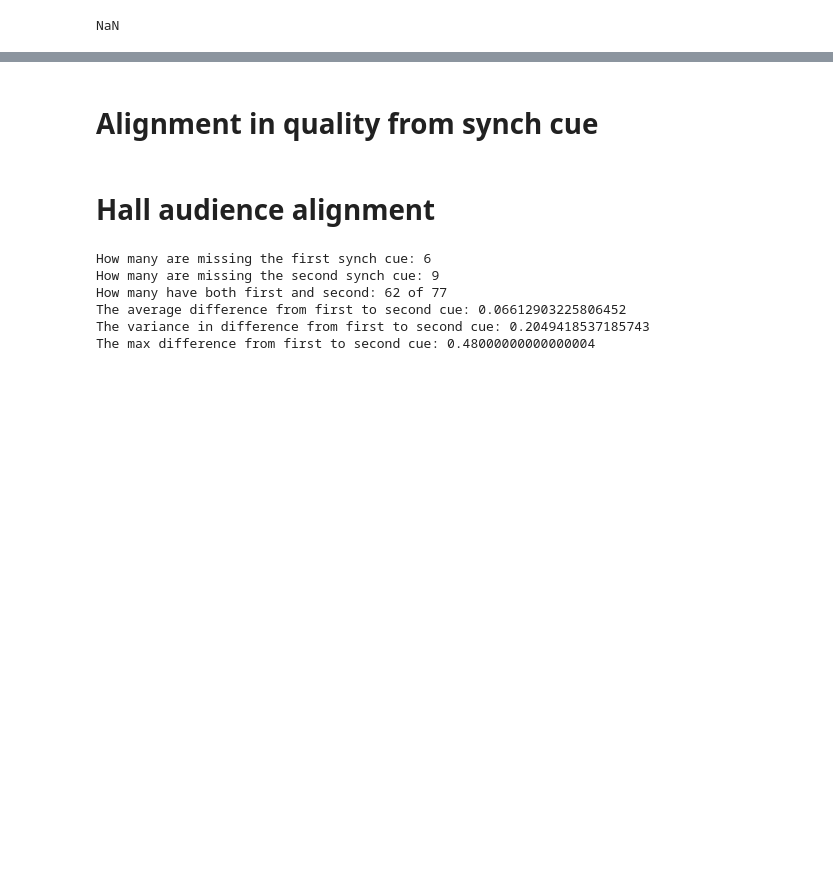
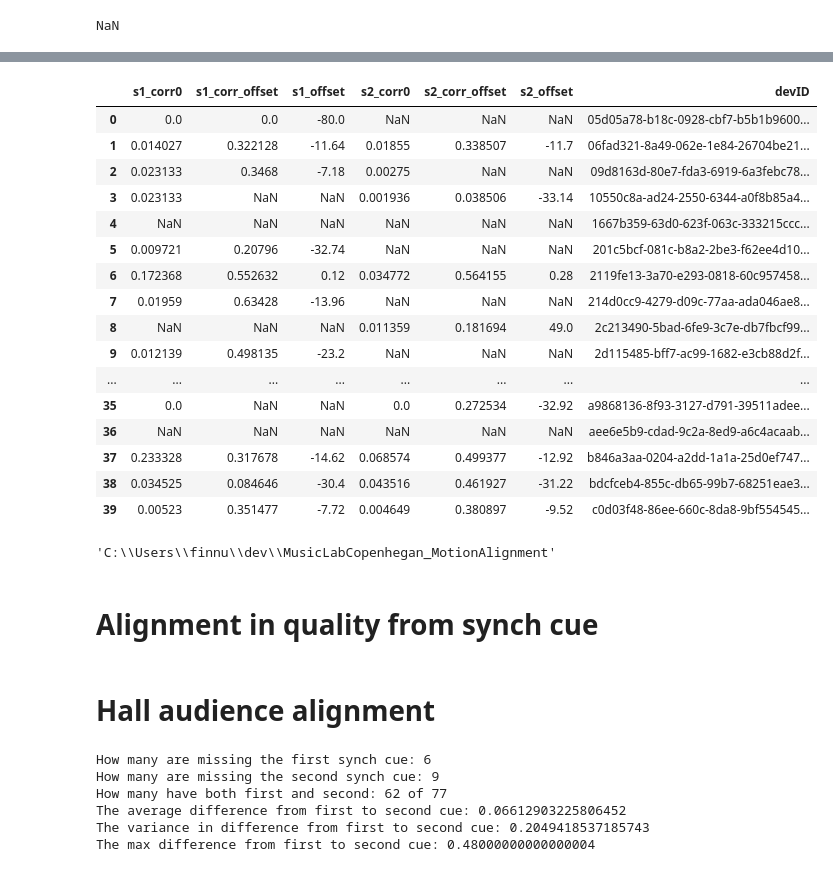
Before and after one commit to finn42/MusicLabCopenhegan_MotionAlignment, a Jupyter notebook: Alignment correction.ipynb, the cells around one changed output, grey strips where cells are left out. Drawn from its saved outputs; the diff is of its cells as text; code cells hidden in the pictures; blank space fills up the shorter version.

```diff
--- a/Alignment correction.ipynb
+++ b/Alignment correction.ipynb
@@ -873,3 +885,28 @@ plt.show()
+# %%
+synch_offs.to_csv('Rem_synchs_Review.csv')
+synch_offs.iloc[:40,:]
+# %% [output]
+|  | s1_corr0 | s1_corr_offset | s1_offset | s2_corr0 | s2_corr_offset | s2_offset | devID |
+| 0 | 0.0 | 0.0 | -80.0 | NaN | NaN | NaN | 05d05a78-b18c-0928-cbf7-b5b1b9600... |
+| 1 | 0.014027 | 0.322128 | -11.64 | 0.01855 | 0.338507 | -11.7 | 06fad321-8a49-062e-1e84-26704be21... |
+| 2 | 0.023133 | 0.3468 | -7.18 | 0.00275 | NaN | NaN | 09d8163d-80e7-fda3-6919-6a3febc78... |
+| 3 | 0.023133 | NaN | NaN | 0.001936 | 0.038506 | -33.14 | 10550c8a-ad24-2550-6344-a0f8b85a4... |
+| 4 | NaN | NaN | NaN | NaN | NaN | NaN | 1667b359-63d0-623f-063c-333215ccc... |
+| 5 | 0.009721 | 0.20796 | -32.74 | NaN | NaN | NaN | 201c5bcf-081c-b8a2-2be3-f62ee4d10... |
+| 6 | 0.172368 | 0.552632 | 0.12 | 0.034772 | 0.564155 | 0.28 | 2119fe13-3a70-e293-0818-60c957458... |
+| 7 | 0.01959 | 0.63428 | -13.96 | NaN | NaN | NaN | 214d0cc9-4279-d09c-77aa-ada046ae8... |
+| 8 | NaN | NaN | NaN | 0.011359 | 0.181694 | 49.0 | 2c213490-5bad-6fe9-3c7e-db7fbcf99... |
+| 9 | 0.012139 | 0.498135 | -23.2 | NaN | NaN | NaN | 2d115485-bff7-ac99-1682-e3cb88d2f... |
+| ... | ... | ... | ... | ... | ... | ... | ... |
+| 35 | 0.0 | NaN | NaN | 0.0 | 0.272534 | -32.92 | a9868136-8f93-3127-d791-39511adee... |
+| 36 | NaN | NaN | NaN | NaN | NaN | NaN | aee6e5b9-cdad-9c2a-8ed9-a6c4acaab... |
+| 37 | 0.233328 | 0.317678 | -14.62 | 0.068574 | 0.499377 | -12.92 | b846a3aa-0204-a2dd-1a1a-25d0ef747... |
+| 38 | 0.034525 | 0.084646 | -30.4 | 0.043516 | 0.461927 | -31.22 | bdcfceb4-855c-db65-99b7-68251eae3... |
+| 39 | 0.00523 | 0.351477 | -7.72 | 0.004649 | 0.380897 | -9.52 | c0d03f48-86ee-660c-8da8-9bf554545... |
+# %%
+pwd
+# %% [output]
+'C:\\Users\\finnu\\dev\\MusicLabCopenhegan_MotionAlignment'
 # %% [markdown]
 # Alignment in quality from synch cue
 # %% [markdown]
```
Also changed, not shown: parts of 10 cells of this notebook, 20 other files.
